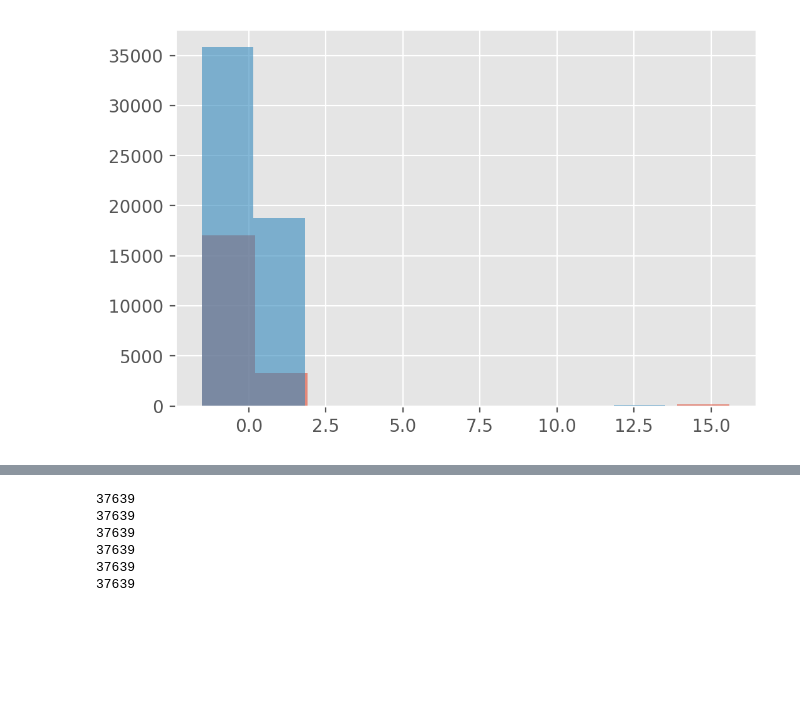
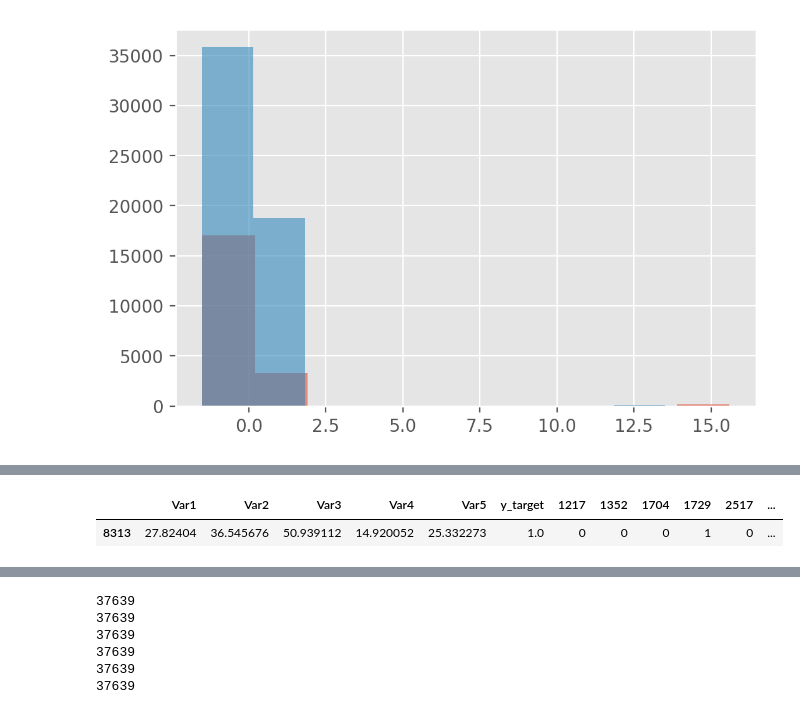
Before and after one commit to AChezick/Capstone2, a Jupyter notebook: Notebooks/Cap3_modelEDA-Copy1.ipynb, the cells around one changed output, grey strips where cells are left out. Saved outputs shown, nothing was run; the diff lists cells and outputs as text; code cells hidden in the pictures; blank space fills up the shorter version.

```diff
--- a/Notebooks/Cap3_modelEDA-Copy1.ipynb
+++ b/Notebooks/Cap3_modelEDA-Copy1.ipynb
@@ -174,3 +123,8 @@ Index(['Var1', 'Var2', 'Var3', 'Var4', 'Var5', 'y_target', 'delta_first_reg',
+# %%
+checkerxx[checkerxx['Var5']==25.332272906231502]
+# %% [output]
+|  | Var1 | Var2 | Var3 | Var4 | Var5 | y_target | 1217 | 1352 | 1704 | 1729 | 2517 | ... |
+| 8313 | 27.82404 | 36.545676 | 50.939112 | 14.920052 | 25.332273 | 1.0 | 0 | 0 | 0 | 1 | 0 | ... |
 # %%
 checker = checker.copy()
 checker = checker.drop(['Var4','11.0', '12.0', '13.0', '14.0','1217', '1352',
```
Also changed, not shown: parts of 32 cells of this notebook, 26 other files.
